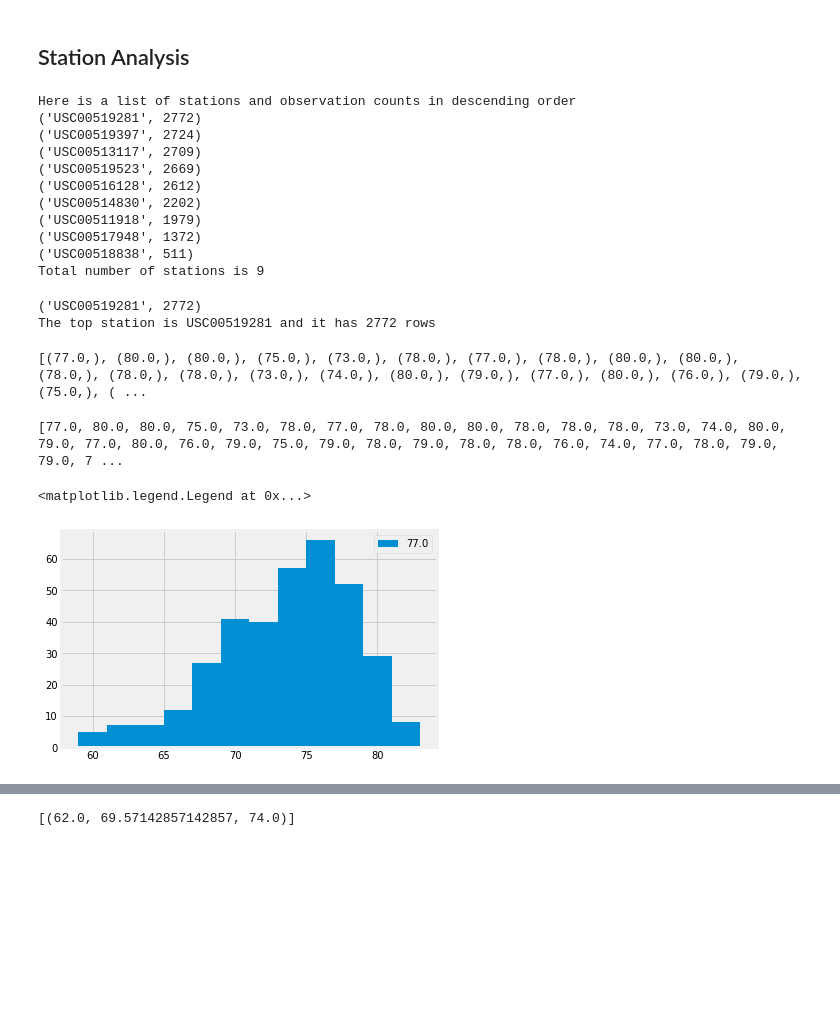
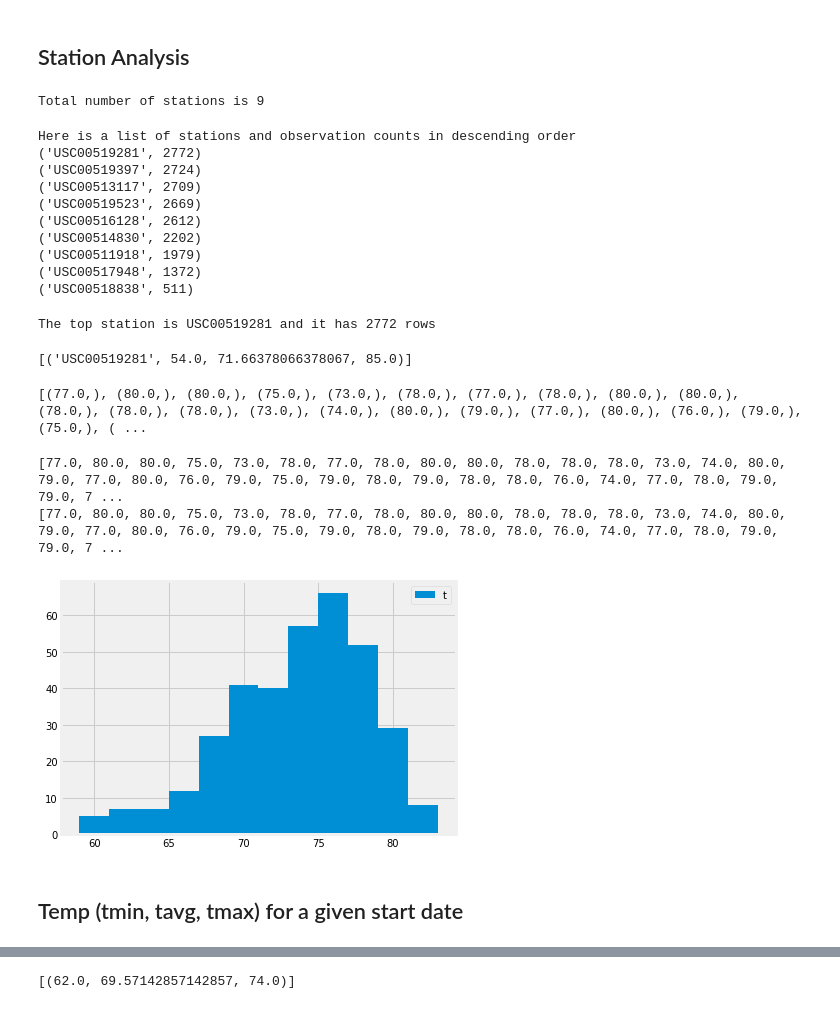
Before and after one commit to TrevorLovesMommy/sqlalchemy-challenge, a Jupyter notebook: climate_starter.ipynb, the cells around one changed output, grey strips where cells are left out. Cells and saved outputs as stored; diff of their text form; code cells hidden in the pictures; blank space fills up the shorter version.

```diff
--- a/climate_starter.ipynb
+++ b/climate_starter.ipynb
@@ -217,34 +213,38 @@ prcp_df.describe()
 ![describe](Images/describe.png)
 # %% [markdown]
 ## Station Analysis
+# %%
+# Design a query to show how many stations are available in this dataset?
+
+num_of_stations = session.query(Measurement.station).group_by(Measurement.station).count()
+print(f'Total number of stations is {num_of_stations}')
+# %% [output]
+Total number of stations is 9
 # %%
 # What are the most active stations? (i.e. what stations have the most rows)?
+# List the stations and the counts in descending order.
 
+# Option 1
+# this is a list of stations and observations counts in descending order,  results is a list of tuples
+station_count = session.query(Measurement.station, func.count(Measurement.station)).\
+                                                   group_by(Measurement.station).\
+                                                   order_by(func.count(Measurement.station).desc()).\
+                                                   all()
 
-#This import allows us to order by descending order on an aggregate value that's been labeled 'count_stations'
-#https://docs.sqlalchemy.org/en/13/core/sqlelement.html#sqlalchemy.sql.expression.desc
+# Option2
+# This import allows us to order by descending order on an aggregate value that's been labeled 'count_stations'
+# https://docs.sqlalchemy.org/en/13/core/sqlelement.html#sqlalchemy.sql.expression.desc
 from sqlalchemy import desc
 
-#this is a list of stations and observations counts in descending order,  results is a list of tuples
 station_count = session.query(Measurement.station, func.count(Measurement.station).label('count_stations')).\
                                                    group_by(Measurement.station).\
                                                    order_by(desc('count_stations')).\
                                                    all()
 
-#this is a list of stations and observations counts in descending order,  results is a list of tuples
-station_count = session.query(Measurement.station, func.count(Measurement.station)).\
-                                                   group_by(Measurement.station).\
-                                                   order_by(func.count(Measurement.station).desc()).\
-                                                   all()
-
-
 #print a list of stations and observation counts in descending order:
 print('Here is a list of stations and observation counts in descending order')
 for station in station_count:
     print(station)
-
-#Total number of stations
-print(f'Total number of stations is {len(station_count)}')
 # %% [output]
 Here is a list of stations and observation counts in descending order
 ('USC00519281', 2772)
@@ -256,39 +256,55 @@ Here is a list of stations and observation counts in descending order
 ('USC00511918', 1979)
 ('USC00517948', 1372)
 ('USC00518838', 511)
-Total number of stations is 9
 # %%
-#Which stations has the highest number of observations
+# Using the station id from the previous query, calculate the lowest temperature recorded,
+# highest temperature recorded, and average temperature of the most active station?
 top_station = session.query(Measurement.station, func.count(Measurement.station).label('count_stations')).\
                                                    group_by(Measurement.station).\
                                                    order_by(desc('count_stations')).\
                                                    first()
 
-print(top_station)
 print(f'The top station is {top_station[0]} and it has {top_station[1]} rows')
+
+# Using the station id from the previous query, calculate the lowest temperature recorded,
+# highest temperature recorded, and average temperature of the most active station?
+session.query(Measurement.station, func.min(Measurement.tobs), func.avg(Measurement.tobs), func.max(Measurement.tobs)).\
+              group_by(Measurement.station).\
+              filter(Measurement.station == top_station[0]).all()
 # %% [output]
-('USC00519281', 2772)
 The top station is USC00519281 and it has 2772 rows
+[('USC00519281', 54.0, 71.66378066378067, 85.0)]
 # %%
 #Design a query to retrieve the last 12 months of temperature observation data (tobs).
 #Filter by the station with the highest number of observations.
-top_station_tobs = session.query(Measurement.tobs).filter(Measurement.station == top_station[0]).\
+
+top_station = top_station[0]
+
+top_station_tobs = session.query(Measurement.tobs).filter(Measurement.station == top_station).\
                                                                      filter(Measurement.date > min_date).\
                                                                      filter(Measurement.date < max_date).all()
-
 print(top_station_tobs)
 # %% [output]
 [(77.0,), (80.0,), (80.0,), (75.0,), (73.0,), (78.0,), (77.0,), (78.0,), (80.0,), (80.0,), (78.0,), (78.0,), (78.0,), (73.0,), (74.0,), (80.0,), (79.0,), (77.0,), (80.0,), (76.0,), (79.0,), (75.0,), ( ...
 # %%
-#use list comprehension to get the first value of tuples for precipitation
+# get tob values out of a list-of-tuples and into a list-of-values
+
+# option 1 - use np.ravel
+top_station_tobs_list = list(np.ravel(top_station_tobs))
+print(top_station_tobs_list)
+
+# option 2 - use list comprehension to get the first value of tuples for precipitation
 top_station_tobs_list =[precipitation[0] for precipitation in top_station_tobs]
 print(top_station_tobs_list)
 # %% [output]
 [77.0, 80.0, 80.0, 75.0, 73.0, 78.0, 77.0, 78.0, 80.0, 80.0, 78.0, 78.0, 78.0, 73.0, 74.0, 80.0, 79.0, 77.0, 80.0, 76.0, 79.0, 75.0, 79.0, 78.0, 79.0, 78.0, 78.0, 76.0, 74.0, 77.0, 78.0, 79.0, 79.0, 7 ...
+[77.0, 80.0, 80.0, 75.0, 73.0, 78.0, 77.0, 78.0, 80.0, 80.0, 78.0, 78.0, 78.0, 73.0, 74.0, 80.0, 79.0, 77.0, 80.0, 76.0, 79.0, 75.0, 79.0, 78.0, 79.0, 78.0, 78.0, 76.0, 74.0, 77.0, 78.0, 79.0, 79.0, 7 ...
 # %%
 #Plot the results as a histogram with 12 bins
 plt.hist(top_station_tobs_list, bins=12)
-plt.legend(top_station_tobs_list)
+plt.legend(labels='tobs')
+plt.tight_layout()
 # %% [output]
-<matplotlib.legend.Legend at 0x...>
-[figure, old version]
+[figure, new version]
+# %% [markdown]
+## Temp (tmin, tavg, tmax) for a given start date
```
Also changed, not shown: parts of 14 cells of this notebook, 1 other file.
